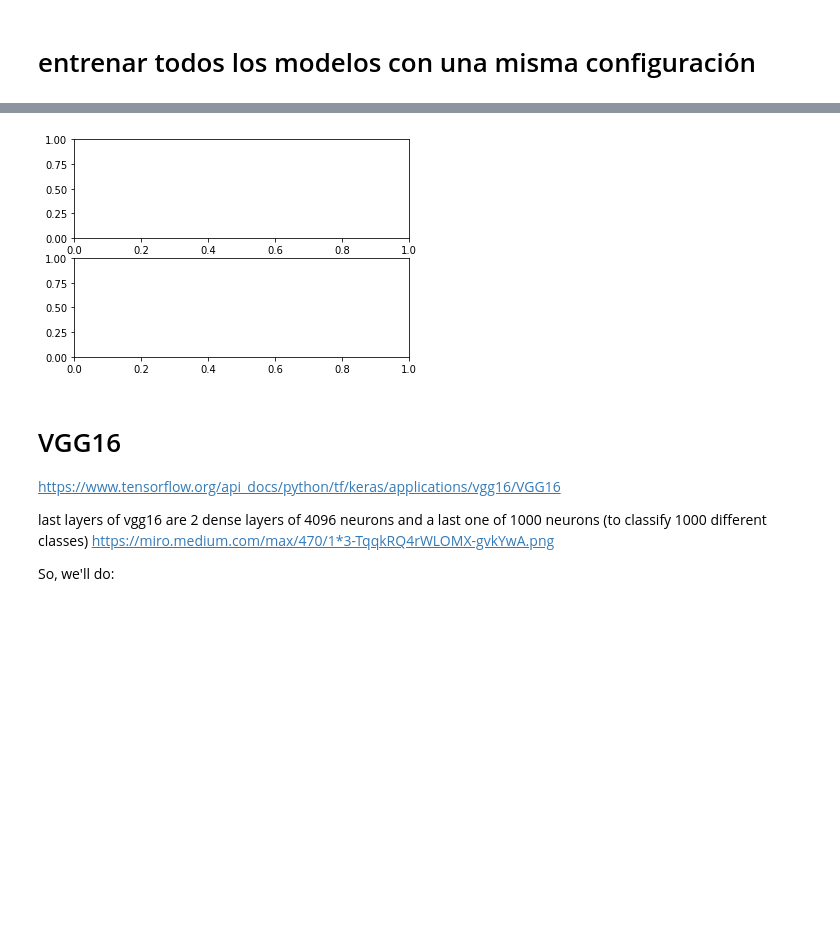
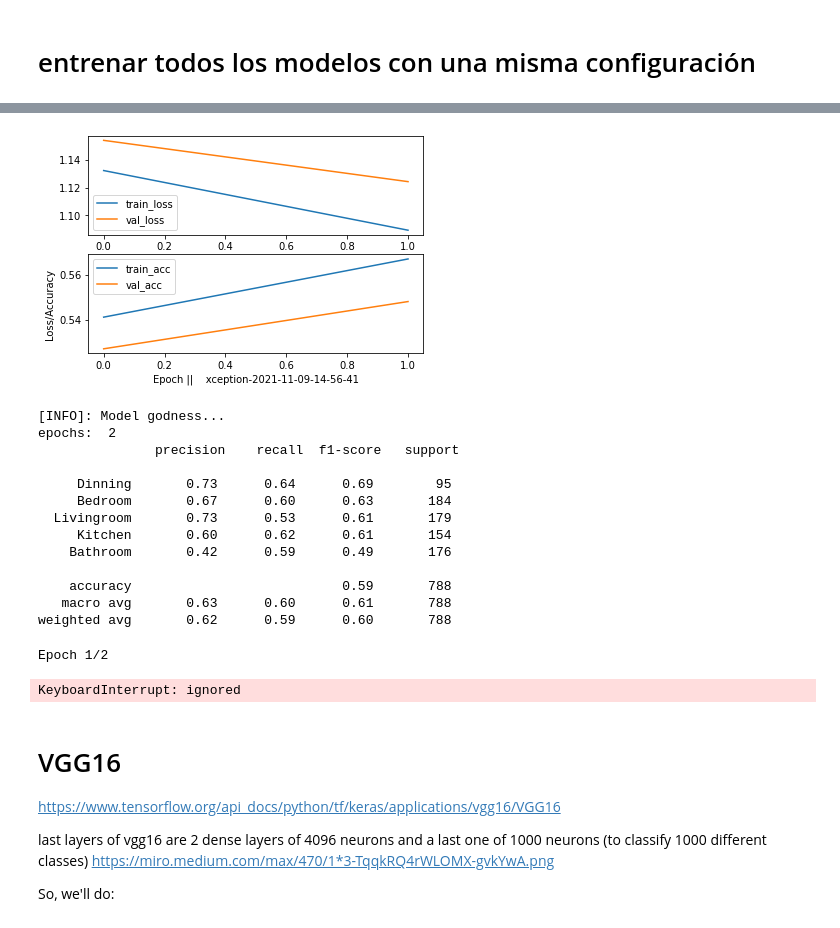
Before and after one commit to albertovpd/viu_tfm-deep_vision_classification, a Jupyter notebook: src/TFM_real_state_deep_vision.ipynb, the cells around one changed output, grey strips where cells are left out. Saved outputs shown, nothing was run; the diff lists cells and outputs as text; code cells hidden in the pictures; blank space fills up the shorter version.

```diff
--- a/src/TFM_real_state_deep_vision.ipynb
+++ b/src/TFM_real_state_deep_vision.ipynb
@@ -175,0 +172,7 @@ models = [pre_trained_vgg16_dropout, pre_trained_vgg19_dropout, pre_trained_resn
+# %%
+#Initializing the hyperparameters
+batch_size= 128
+epochs=200
+#sgd=SGD(learning_rate=.01,momentum=.9,nesterov=False)
+#sgd=Adam(learning_rate=.01, beta_1=0.9, beta_2=0.999, epsilon=None, decay=0.0, amsgrad=False)
+loss_type='categorical_crossentropy'
@@ -176,44 +250,31 @@ models = [pre_trained_vgg16_dropout, pre_trained_vgg19_dropout, pre_trained_resn
 # %%
-models = [pre_trained_vgg16, pre_trained_vgg19, pre_trained_resnet50]
-
-#https://keras.io/api/callbacks/early_stopping/
-callback = tf.keras.callbacks.EarlyStopping(
-    monitor='val_accuracy', #"val_loss",
-    mode="auto",
-    patience=8,
-    min_delta= 0.001,
-    baseline=90 # que corra durante x épocas antes de empezar a usar este callback
-)
-#lrr= ReduceLROnPlateau(monitor='accuracy', factor=.001, patience=3, min_lr=1e-4) # "val_acc " warning
-
-batch_size, epochs, learn_rate, sgd, loss_type= nn_parameters()
+monitor = tf.keras.callbacks.EarlyStopping(monitor='val_loss', min_delta=1e-3,patience=10,mode='auto',verbose=1, restore_best_weights=True)
+#monitor= ReduceLROnPlateau(monitor='accuracy', factor=.001, patience=3, min_lr=1e-4) # "val_acc " warning
 
 for model in models:
 
-  model.compile(optimizer = sgd, loss=loss_type ,metrics=['accuracy']  )
+  model.compile(optimizer = "adam", loss=loss_type ,metrics=['accuracy'])
   model_result= model.fit_generator(
     train_generator.flow(x_train, y_train, batch_size= batch_size),
-    epochs = 0, # epochs, test para ver que está todo bien
+    epochs = epochs,
     validation_data = val_generator.flow(x_val, y_val, batch_size = batch_size),
     steps_per_epoch = len(x_train)//batch_size , # to avoid running out of data error
     validation_steps  = len(x_test)//batch_size, # to avoid running out of data error
-    callbacks=[callback],
-    verbose = 1
+    callbacks=[monitor],
+    verbose = 2
     )
 
-  if model== pre_trained_vgg16:
-    name = "vgg16-"+datetime.today().strftime('%Y-%m-%d-%H-%M-%S')
-  elif model == pre_trained_vgg19:
-    name = "vgg19-"+datetime.today().strftime('%Y-%m-%d-%H-%M-%S')
-  elif model == pre_trained_resnet50:
-    name = "resnet50-"+datetime.today().strftime('%Y-%m-%d-%H-%M-%S')
+  number_of_epochs_it_ran = len(model_result.history['loss'])
+  name = naming_model(model)
   model.save(output_folder+name+".h5")
 
-  plotting_model(model,epochs)
+  plotting_model(model_result,number_of_epochs_it_ran, name)
 
   #Evaluatin
   print("[INFO]: Model godness...")
   y_pred = model.predict(x_test, batch_size=128)
   y_true=np.argmax(y_test,axis=1)
-  print(classification_report(y_test.argmax(axis=1), y_pred.argmax(axis=1), target_names = classes_list ))
+  print("epochs: ", number_of_epochs_it_ran, "\n",
+      classification_report(y_test.argmax(axis=1), y_pred.argmax(axis=1), target_names = classes_list )
+      )
 # %% [output]
@@ -221,4 +285,19 @@ TypeError: ignored
-[figure, old version]
+[figure, new version]
+[INFO]: Model godness...
+epochs:  2
+               precision    recall  f1-score   support
+
+     Dinning       0.73      0.64      0.69        95
+     Bedroom       0.67      0.60      0.63       184
+  Livingroom       0.73      0.53      0.61       179
+     Kitchen       0.60      0.62      0.61       154
+    Bathroom       0.42      0.59      0.49       176
+
+    accuracy                           0.59       788
+   macro avg       0.63      0.60      0.61       788
+weighted avg       0.62      0.59      0.60       788
+Epoch 1/2
+KeyboardInterrupt: ignored
 # %% [markdown]
 # VGG16
 https://www.tensorflow.org/api_docs/python/tf/keras/applications/vgg16/VGG16
```
Also changed, not shown: parts of 7 cells of this notebook, 1 other file.
